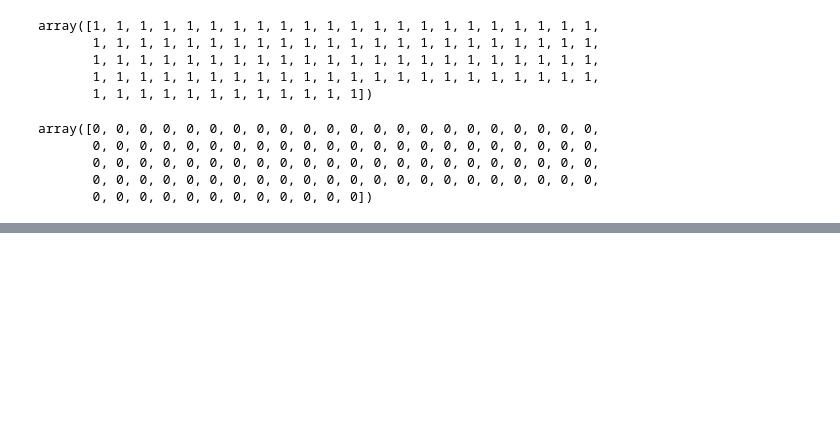
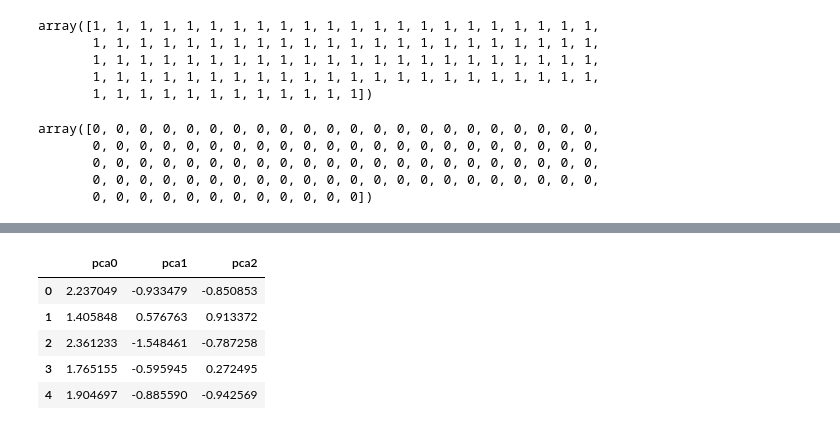
Before and after one commit to 808hanronald/W17-core, a Jupyter notebook: W17 core2.ipynb, the cells around one changed output, grey strips where cells are left out. Saved outputs shown, nothing was run; the diff lists cells and outputs as text; code cells hidden in the pictures; blank space fills up the shorter version.

```diff
--- a/W17 core2.ipynb
+++ b/W17 core2.ipynb
@@ -227,0 +276,3 @@ df.head()
+# %%
+df_scaled_pca = df_scaled.drop(columns=['cluster', 'anomaly_iso'])
+df_scaled_pca.head()
@@ -227,0 +286,13 @@ df.head()
+# %%
+pca = PCA(n_components=3)
+
+principal_components = pca.fit_transform(df_scaled_pca)
+
+principal_components.head()
+# %% [output]
+|  | pca0 | pca1 | pca2 |
+| 0 | 2.237049 | -0.933479 | -0.850853 |
+| 1 | 1.405848 | 0.576763 | 0.913372 |
+| 2 | 2.361233 | -1.548461 | -0.787258 |
+| 3 | 1.765155 | -0.595945 | 0.272495 |
+| 4 | 1.904697 | -0.885590 | -0.942569 |
```
Also changed, not shown: parts of 9 cells of this notebook.
